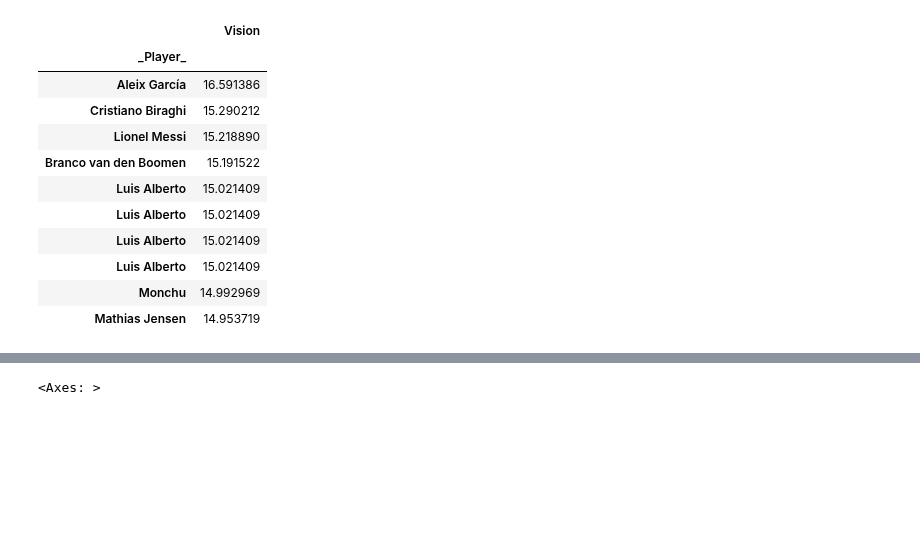
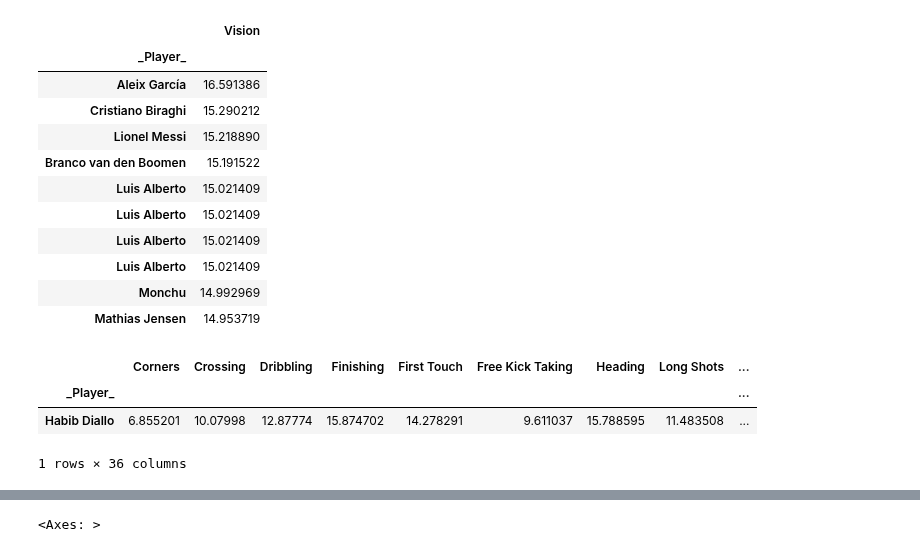
Before and after one commit to alibekk93/FM_skills_prediction, a Jupyter notebook: notebooks/04_MVPs.ipynb, the cells around one changed output, grey strips where cells are left out. Cells and saved outputs as stored; diff of their text form; code cells hidden in the pictures; blank space fills up the shorter version.

```diff
--- a/notebooks/04_MVPs.ipynb
+++ b/notebooks/04_MVPs.ipynb
@@ -376,3 +376,15 @@ all_predictions.loc[test_indices, [col]].sort_values(col, ascending=False).head(
 | Luis Alberto | 15.021409 |
 | Monchu | 14.992969 |
 | Mathias Jensen | 14.953719 |
+# %%
+all_predictions[(all_predictions['Finishing']>=14) &
+                (all_predictions['Composure']>=14) &
+                (all_predictions['First Touch']>=14) &
+                (all_predictions['Acceleration']>=14) &
+                (all_predictions['Technique']>=14) &
+                (all_predictions['Off The Ball']>=14)]
+# %% [output]
+|  | Corners | Crossing | Dribbling | Finishing | First Touch | Free Kick Taking | Heading | Long Shots | ... |
+| _Player_ |  |  |  |  |  |  |  |  | ... |
+| Habib Diallo | 6.855201 | 10.07998 | 12.87774 | 15.874702 | 14.278291 | 9.611037 | 15.788595 | 11.483508 | ... |
+1 rows × 36 columns
```
Also changed, not shown: parts of 3 cells of this notebook.
